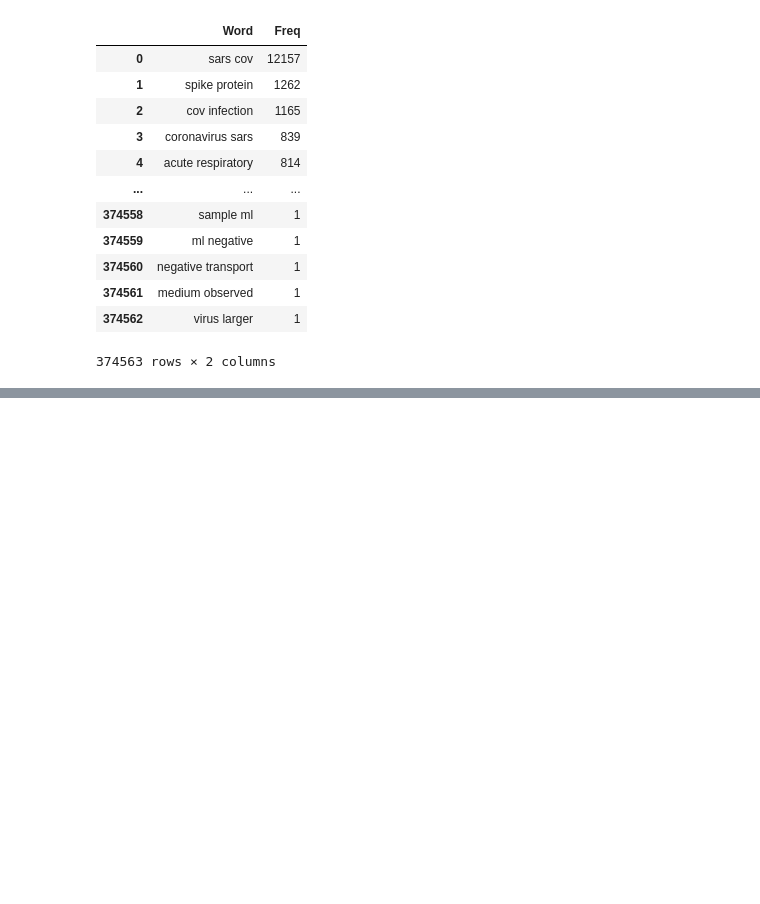
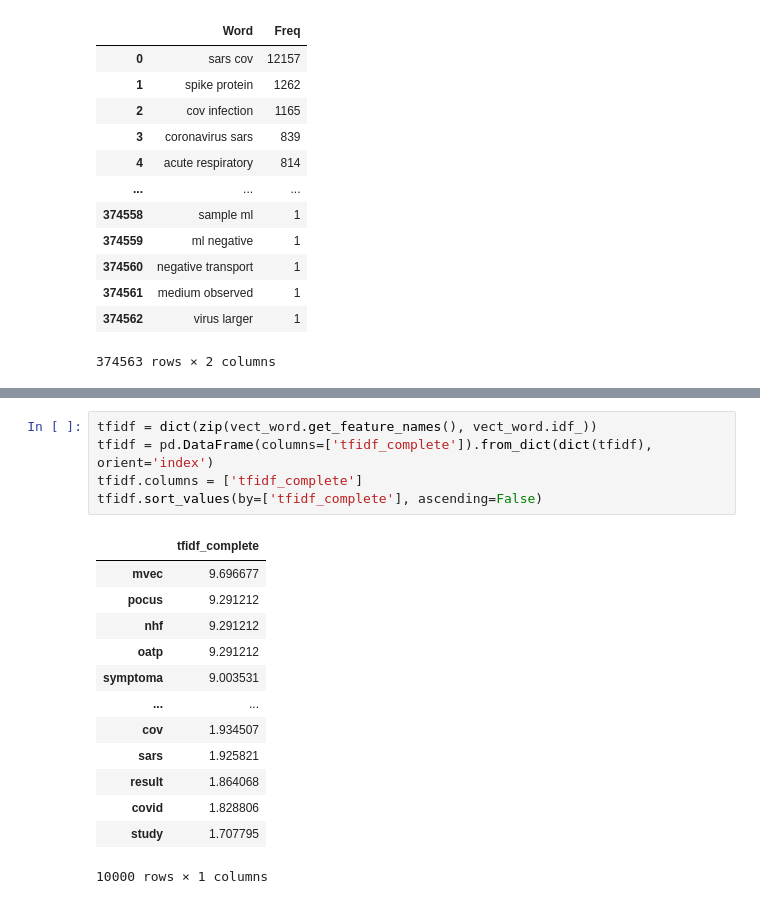
Before and after one commit to janubangalore/COVID-19-Journal-Decision-Using-ML, a Jupyter notebook: COVID -19 Journal Decision using ML.ipynb, the cells around one changed output, grey strips where cells are left out. Drawn from its saved outputs; the diff is of its cells as text; blank space fills up the shorter version.

```diff
--- a/COVID -19 Journal Decision using ML.ipynb
+++ b/COVID -19 Journal Decision using ML.ipynb
@@ -932,0 +973,19 @@ def get_feature_importances(model,analyzer,)
+# %%
+tfidf = dict(zip(vect_word.get_feature_names(), vect_word.idf_))
+tfidf = pd.DataFrame(columns=['tfidf_complete']).from_dict(dict(tfidf), orient='index')
+tfidf.columns = ['tfidf_complete']
+tfidf.sort_values(by=['tfidf_complete'], ascending=False)
+# %% [output]
+|  | tfidf_complete |
+| mvec | 9.696677 |
+| pocus | 9.291212 |
+| nhf | 9.291212 |
+| oatp | 9.291212 |
+| symptoma | 9.003531 |
+| ... | ... |
+| cov | 1.934507 |
+| sars | 1.925821 |
+| result | 1.864068 |
+| covid | 1.828806 |
+| study | 1.707795 |
+10000 rows × 1 columns
```
Also changed, not shown: parts of 12 cells of this notebook.
